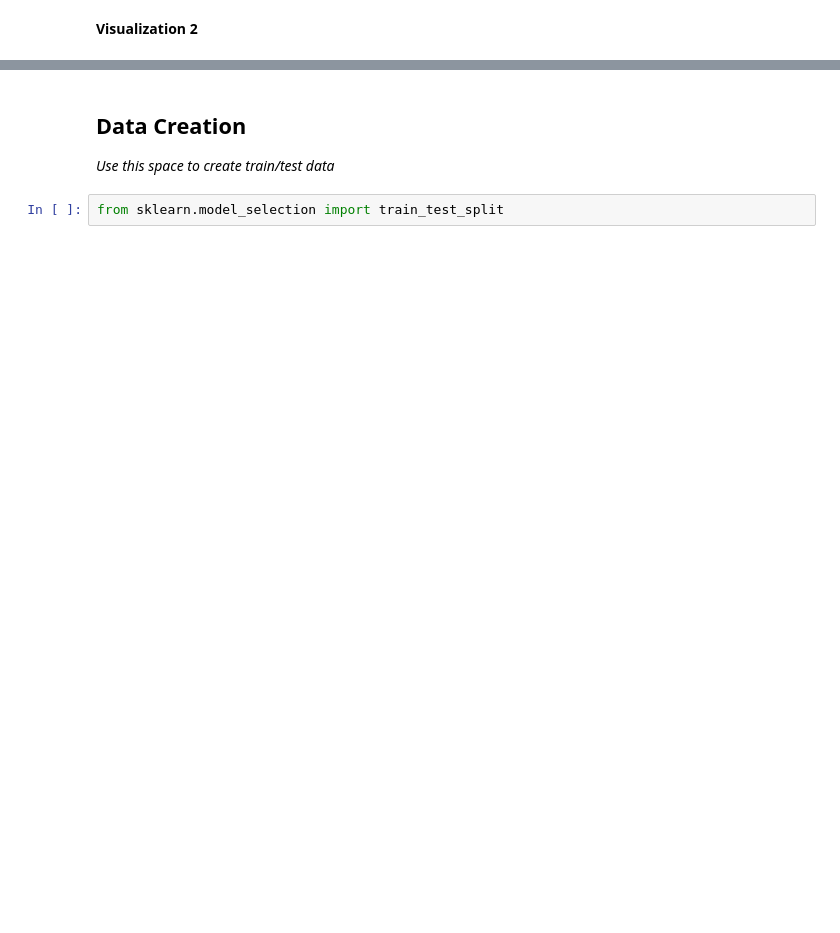
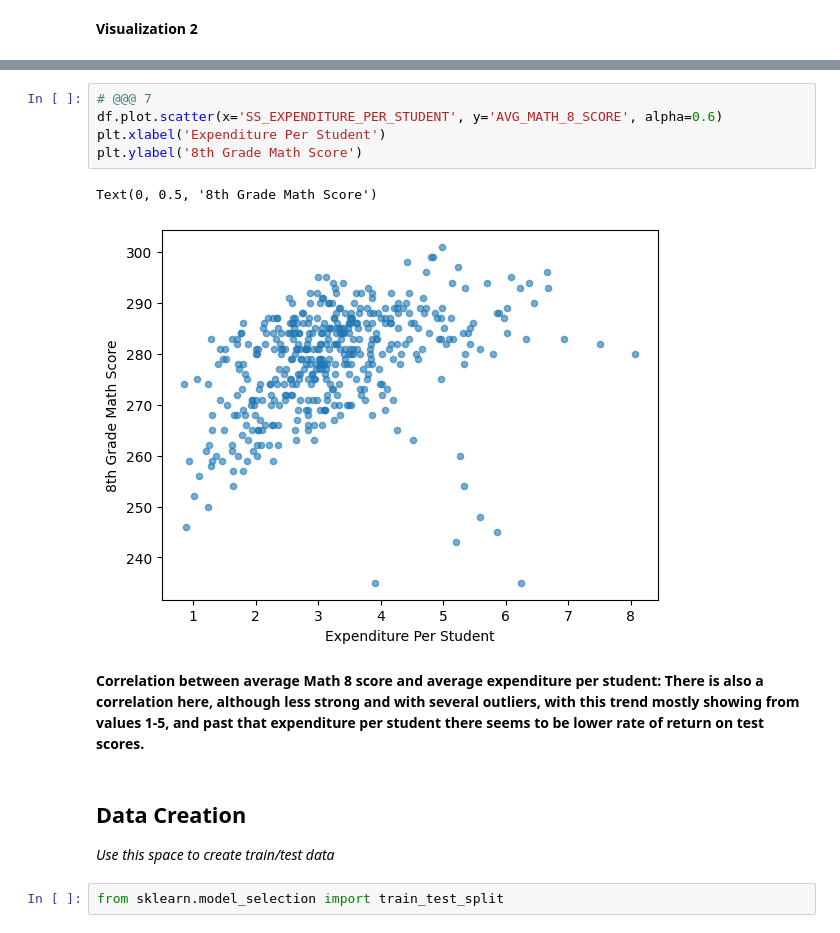
Before and after one commit to swethakc57/MDST-Tutorial, a Jupyter notebook: MDST-Onboarding-main/tutorial1/checkpoint1.ipynb, the cells around one changed output, grey strips where cells are left out. Cells and saved outputs as stored; diff of their text form; blank space fills up the shorter version.

```diff
--- a/MDST-Onboarding-main/tutorial1/checkpoint1.ipynb
+++ b/MDST-Onboarding-main/tutorial1/checkpoint1.ipynb
@@ -91,3 +175,13 @@ Investigate the relationship between your chosen response variable and at least
+# %%
+# @@@ 7
+df.plot.scatter(x='SS_EXPENDITURE_PER_STUDENT', y='AVG_MATH_8_SCORE', alpha=0.6)
+plt.xlabel('Expenditure Per Student')
+plt.ylabel('8th Grade Math Score')
+# %% [output]
+Text(0, 0.5, '8th Grade Math Score')
+[figure, added]
+# %% [markdown]
+**Correlation between average Math 8 score and average expenditure per student: There is also a correlation here, although less strong and with several outliers, with this trend mostly showing from values 1-5, and past that expenditure per student there seems to be lower rate of return on test scores.**
 # %% [markdown]
 <h2> Data Creation </h2>
 
```
Also changed, not shown: parts of 32 cells of this notebook, 1 other file.
